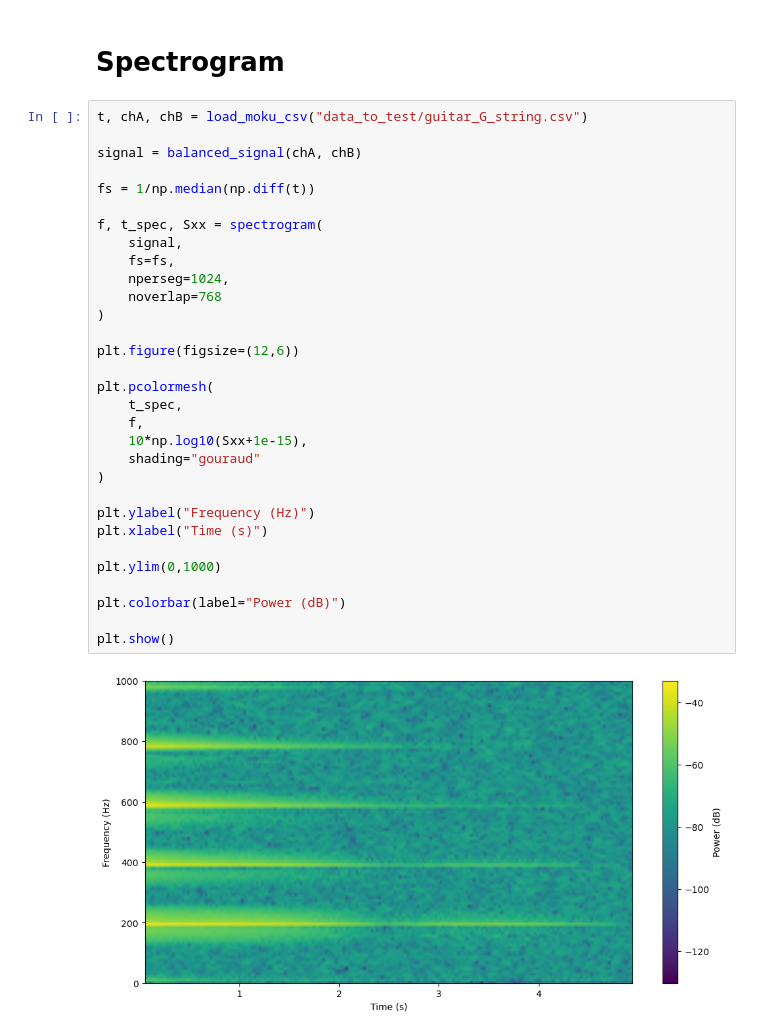
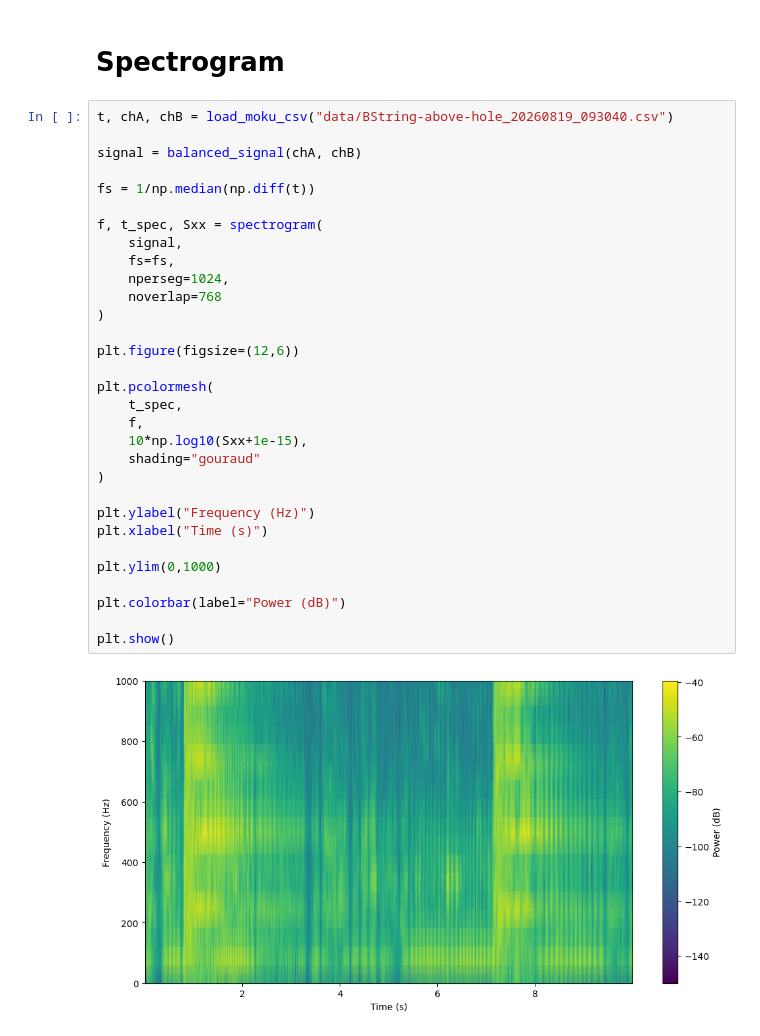
Before and after one commit to Eljameuter/Applied-Optics, a Jupyter notebook: lab1/test.ipynb, the cells around one changed output. Drawn from its saved outputs; the diff is of its cells as text.

Commit message:
data

```diff
--- a/lab1/test.ipynb
+++ b/lab1/test.ipynb
@@ -257,35 +276,35 @@ guitar_G_string.csv
 # %% [markdown]
 # Spectrogram
 # %%
-t, chA, chB = load_moku_csv("data_to_test/guitar_G_string.csv")
+t, chA, chB = load_moku_csv("data/BString-above-hole_20260819_093040.csv")
 
 signal = balanced_signal(chA, chB)
 
 fs = 1/np.median(np.diff(t))
 
 f, t_spec, Sxx = spectrogram(
     signal,
     fs=fs,
     nperseg=1024,
     noverlap=768
 )
 
 plt.figure(figsize=(12,6))
 
 plt.pcolormesh(
     t_spec,
     f,
     10*np.log10(Sxx+1e-15),
     shading="gouraud"
 )
 
 plt.ylabel("Frequency (Hz)")
 plt.xlabel("Time (s)")
 
 plt.ylim(0,1000)
 
 plt.colorbar(label="Power (dB)")
 
 plt.show()
 # %% [output]
-[figure, old version]
+[figure, new version]
```
Also changed, not shown: parts of 2 cells of this notebook, 16 other files.
